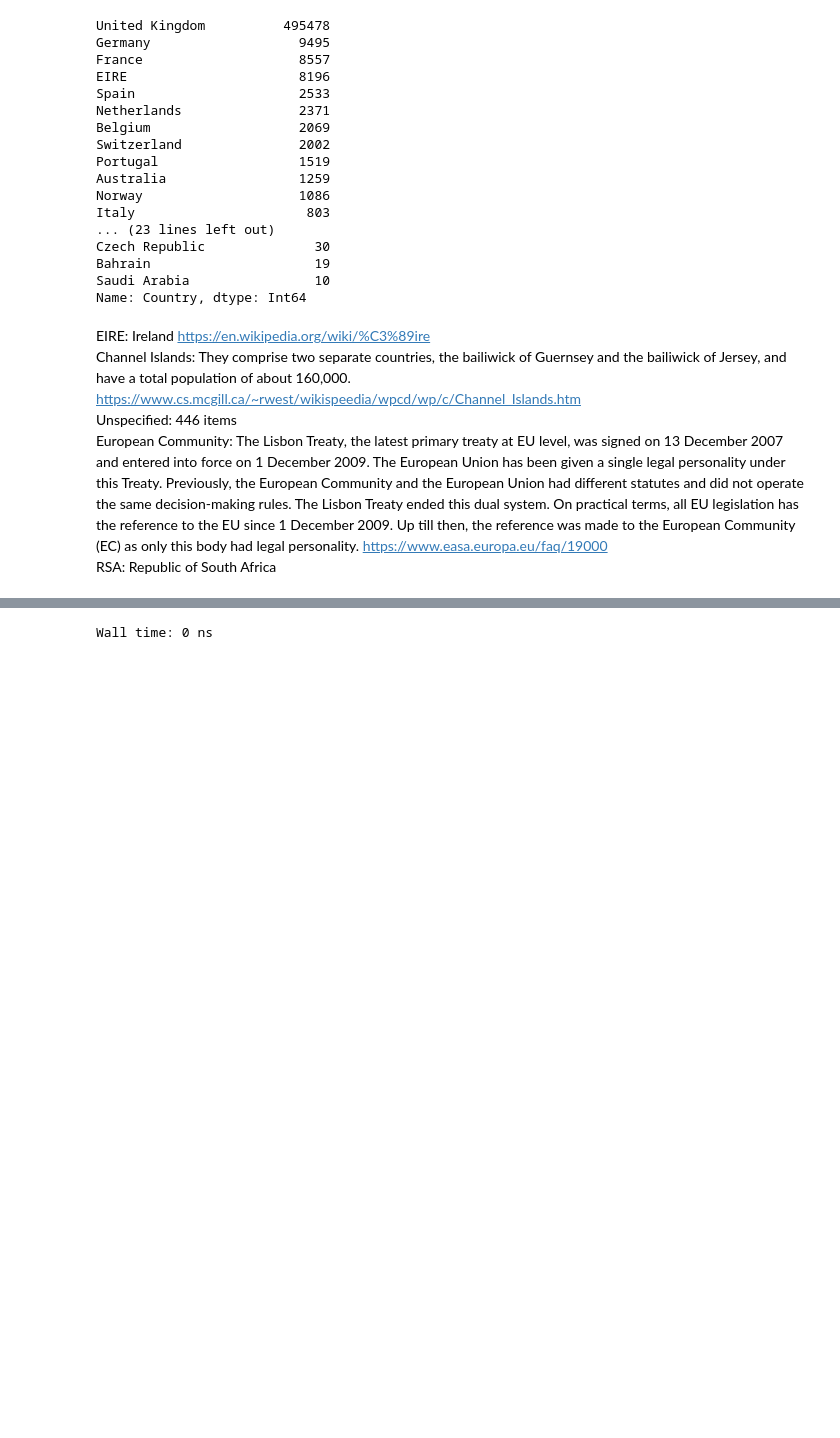
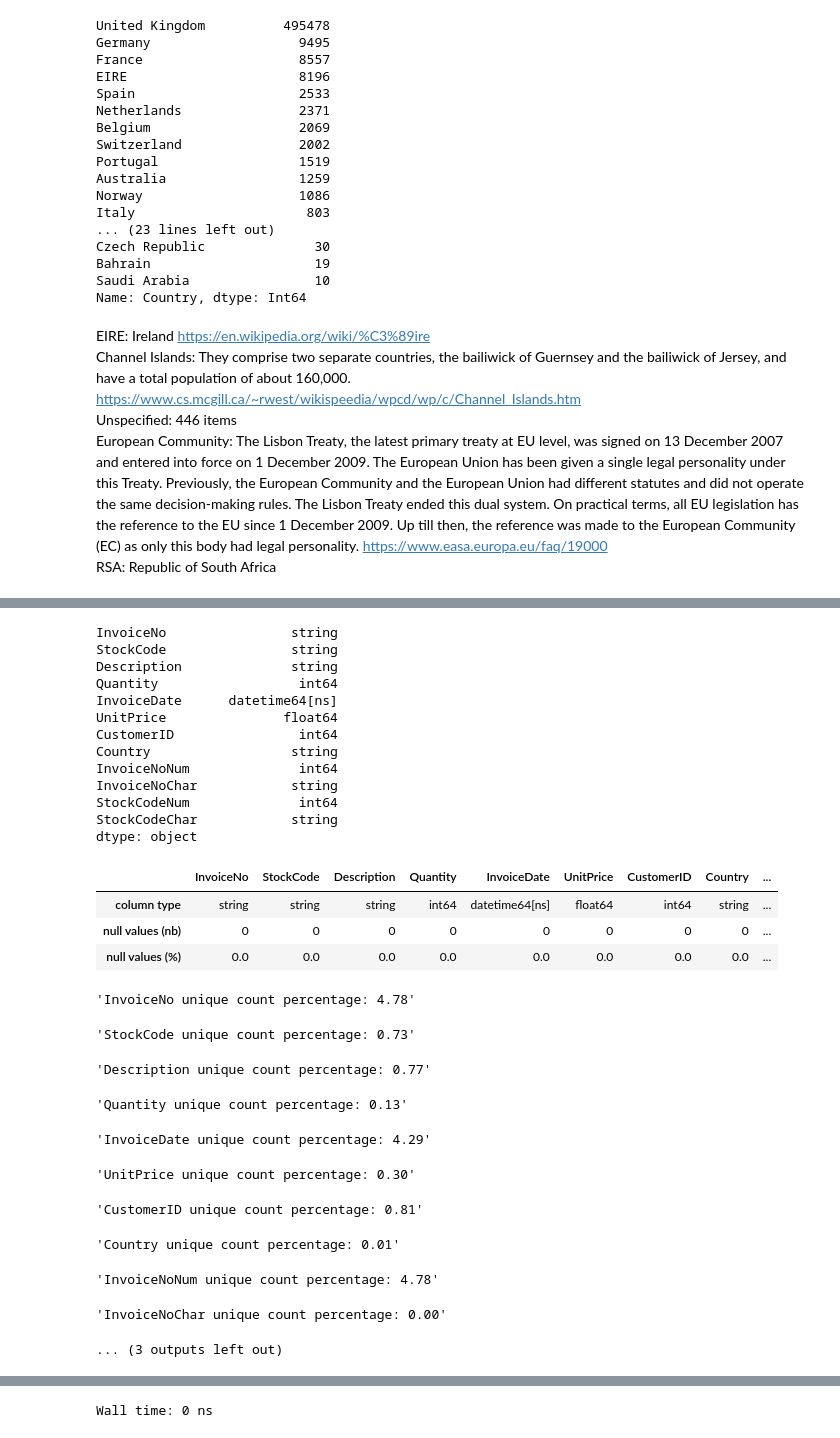
Before and after one commit to KayhanB21/online-retail, a Jupyter notebook: data-exploration.ipynb, the cells around one changed output, grey strips where cells are left out. Cells and saved outputs as stored; diff of their text form; code cells hidden in the pictures; blank space fills up the shorter version.

```diff
--- a/data-exploration.ipynb
+++ b/data-exploration.ipynb
@@ -287,0 +307,6 @@ Wall time: 414 ms
+# %%
+%%time
+# @formatter:on
+
+for col in df.columns:
+    display(f"{col} unique count percentage: {len(df[col].unique()) / n_rows * 100:0.2f}")
@@ -287,0 +358,37 @@ Wall time: 414 ms
+# %%
+%%time
+# @formatter:on
+
+display(df.dtypes)
+null_val_summary(df = df)
+for col in df.columns:
+    display(f"{col} unique count percentage: {len(df[col].unique()) / n_rows * 100:0.2f}")
+# %% [output]
+InvoiceNo                string
+StockCode                string
+Description              string
+Quantity                  int64
+InvoiceDate      datetime64[ns]
+UnitPrice               float64
+CustomerID                int64
+Country                  string
+InvoiceNoNum              int64
+InvoiceNoChar            string
+StockCodeNum              int64
+StockCodeChar            string
+dtype: object
+|  | InvoiceNo | StockCode | Description | Quantity | InvoiceDate | UnitPrice | CustomerID | Country | ... |
+| column type | string | string | string | int64 | datetime64[ns] | float64 | int64 | string | ... |
+| null values (nb) | 0 | 0 | 0 | 0 | 0 | 0 | 0 | 0 | ... |
+| null values (%) | 0.0 | 0.0 | 0.0 | 0.0 | 0.0 | 0.0 | 0.0 | 0.0 | ... |
+'InvoiceNo unique count percentage: 4.78'
+'StockCode unique count percentage: 0.73'
+'Description unique count percentage: 0.77'
+'Quantity unique count percentage: 0.13'
+'InvoiceDate unique count percentage: 4.29'
+'UnitPrice unique count percentage: 0.30'
+'CustomerID unique count percentage: 0.81'
+'Country unique count percentage: 0.01'
+'InvoiceNoNum unique count percentage: 4.78'
+'InvoiceNoChar unique count percentage: 0.00'
+... (3 outputs left out)
```
Also changed, not shown: parts of 14 cells of this notebook.
